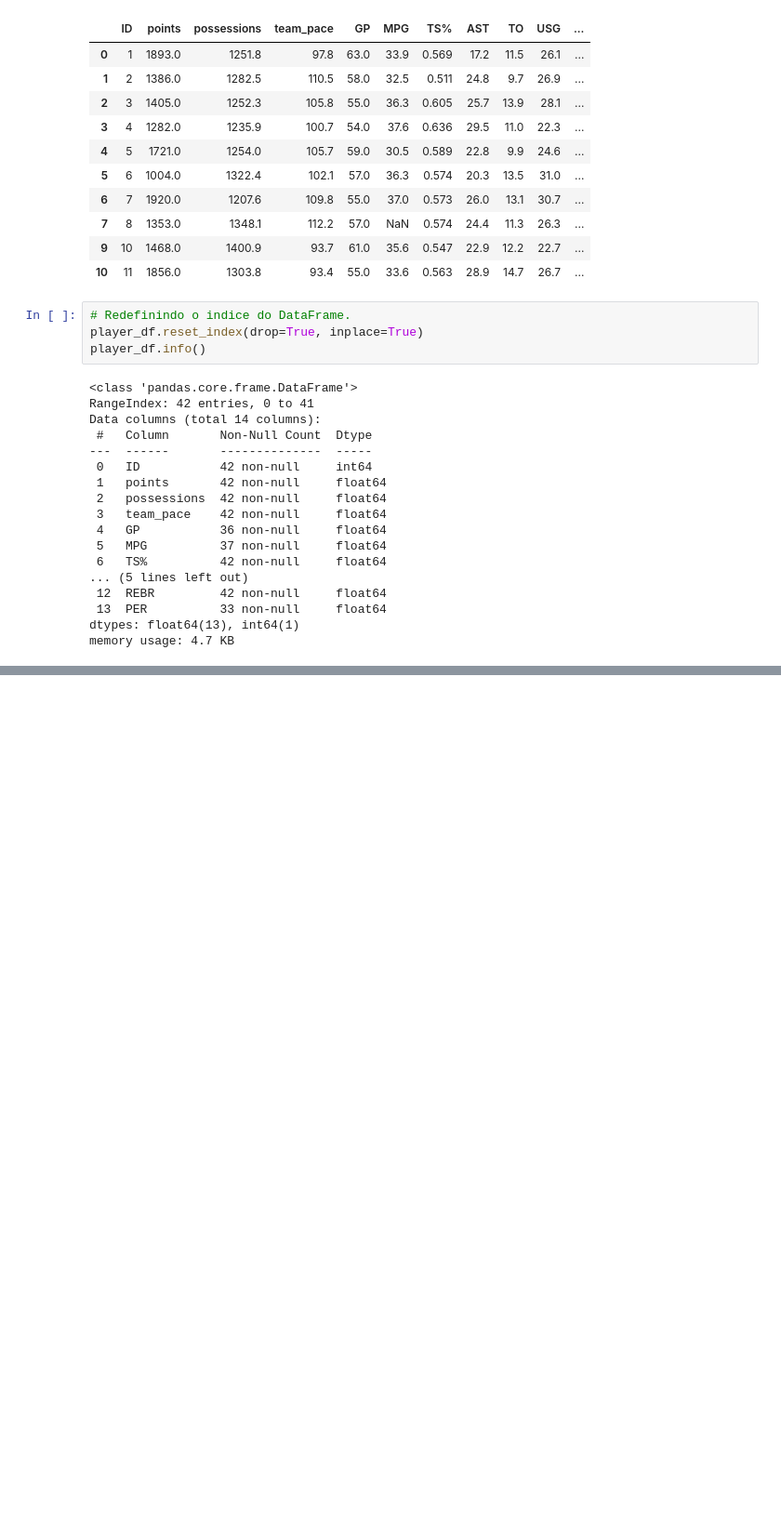
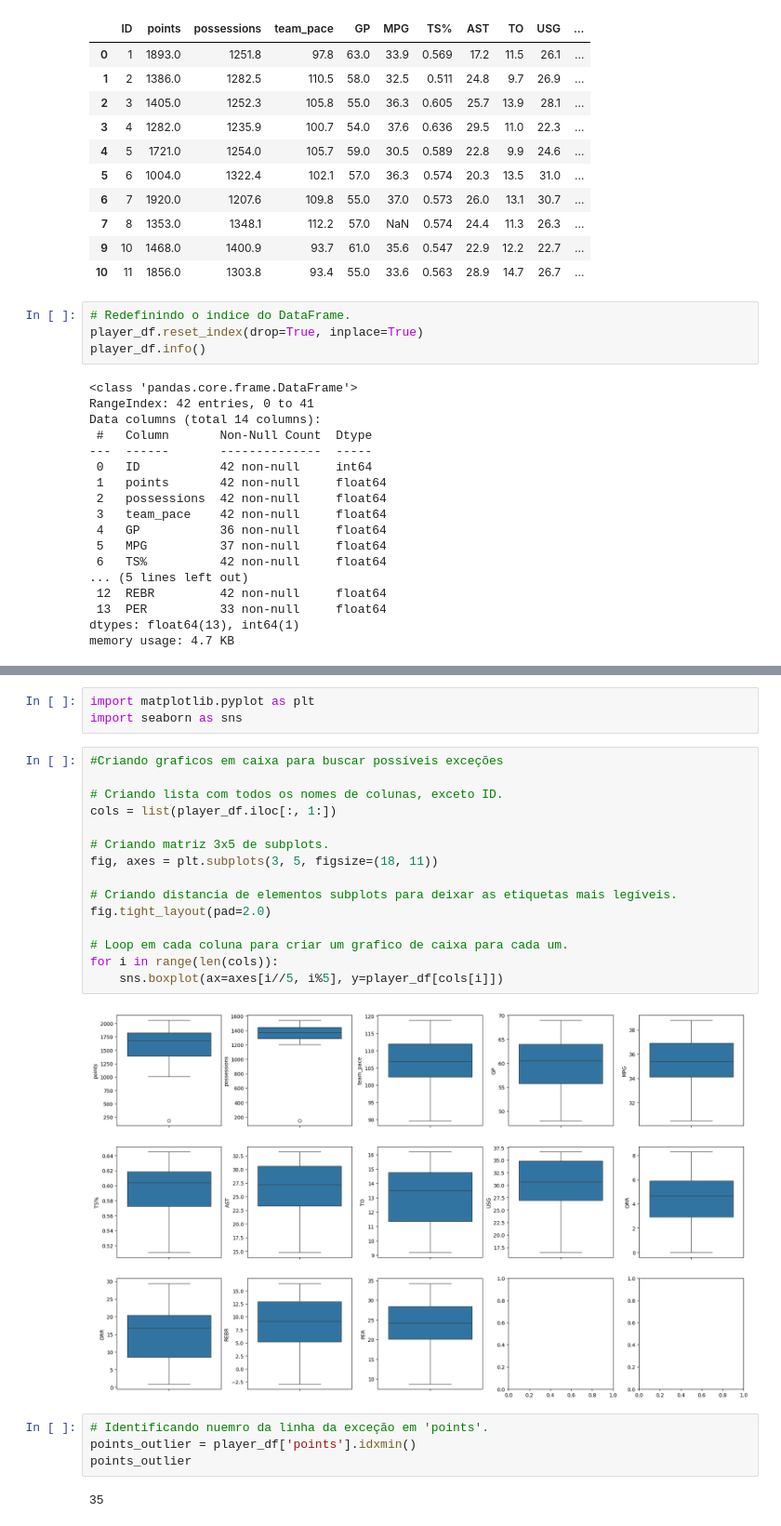
Before and after one commit to Luanog/Space_Jam_ANL, a Jupyter notebook: space-jam-anl.ipynb, the cells around one changed output, grey strips where cells are left out. Shown: that part at 93% size. Cells and saved outputs as stored; diff of their text form; blank space fills up the shorter version.

```diff
--- a/space-jam-anl.ipynb
+++ b/space-jam-anl.ipynb
@@ -218,0 +231,26 @@ memory usage: 4.7 KB
+# %%
+import matplotlib.pyplot as plt
+import seaborn as sns
+# %%
+#Criando graficos em caixa para buscar possíveis exceções
+
+# Criando lista com todos os nomes de colunas, exceto ID.
+cols = list(player_df.iloc[:, 1:])
+
+# Criando matriz 3x5 de subplots.
+fig, axes = plt.subplots(3, 5, figsize=(18, 11))
+
+# Criando distancia de elementos subplots para deixar as etiquetas mais legíveis.
+fig.tight_layout(pad=2.0)
+
+# Loop em cada coluna para criar um grafico de caixa para cada um.
+for i in range(len(cols)):
+    sns.boxplot(ax=axes[i//5, i%5], y=player_df[cols[i]])
+# %% [output]
+[figure, added]
+# %%
+# Identificando nuemro da linha da exceção em 'points'.
+points_outlier = player_df['points'].idxmin()
+points_outlier
+# %% [output]
+35
```
Also changed, not shown: parts of 10 cells of this notebook.
